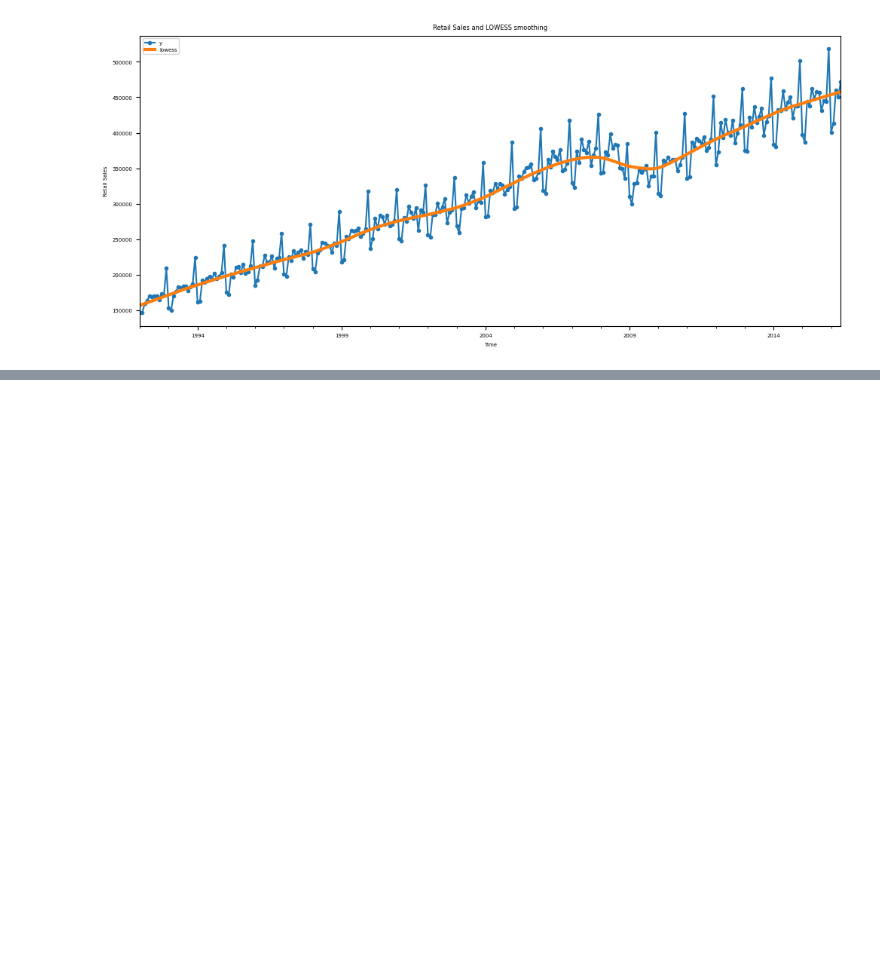
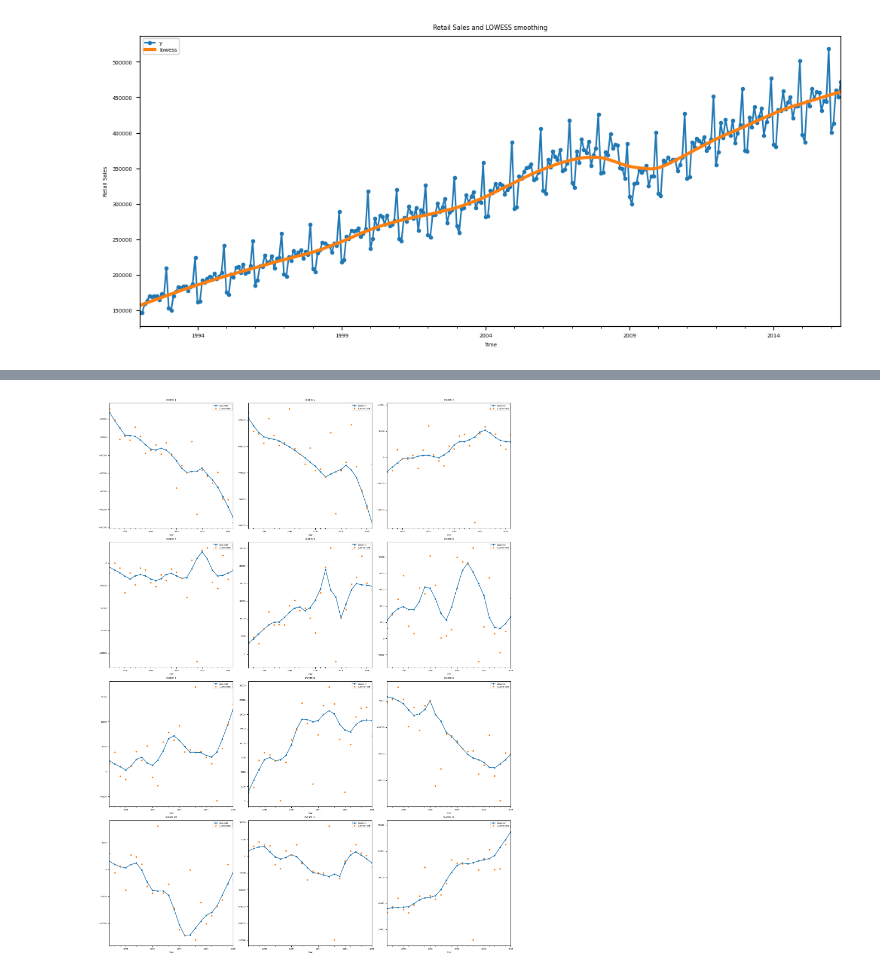
Before and after one commit to yungshun317/pd-algo-trading, a Jupyter notebook: feature_engineering.ipynb, the cells around one changed output, grey strips where cells are left out. Saved outputs shown, nothing was run; the diff lists cells and outputs as text; code cells hidden in the pictures; blank space fills up the shorter version.

```diff
--- a/feature_engineering.ipynb
+++ b/feature_engineering.ipynb
@@ -414,0 +480,31 @@ Text(0.5, 0, 'Time')
+# %%
+# Perform STL decomposition
+res = STL(
+    endog=df["y"],  # Y values
+    period=12,  # The periodicity of the seasonal component
+    seasonal=7,  # Determines the window size for LOESS used
+    # when smoothing the seasonal component
+    # (i.e, the cycle-subseries)
+    robust=True  # Flag to use robust regression when
+    # fitting the LOESS curves so the fit
+    # is robust to outliers
+).fit()
+
+# Extract the trend and seasonality individually
+df["trend"] = res.trend
+df["seasonal"] = res.seasonal
+df["y_detrended"] = df["y"] - df["trend"]
+
+fig, ax = plt.subplots(nrows=4, ncols=3, figsize=[15, 20])
+ax = ax.flatten()
+for i in range(0, 12):
+    df[df.index.month == i + 1].plot(y="seasonal", marker=".", ax=ax[i])
+    df[df.index.month == i + 1].plot(
+        y="y_detrended", marker=".", linestyle="", ax=ax[i]
+    )
+    ax[i].set_title(f"month {i+1}")
+    ax[i].set_xlabel("Time")
+
+plt.tight_layout()
+# %% [output]
+[figure, added]
```
Also changed, not shown: parts of 11 cells of this notebook.
